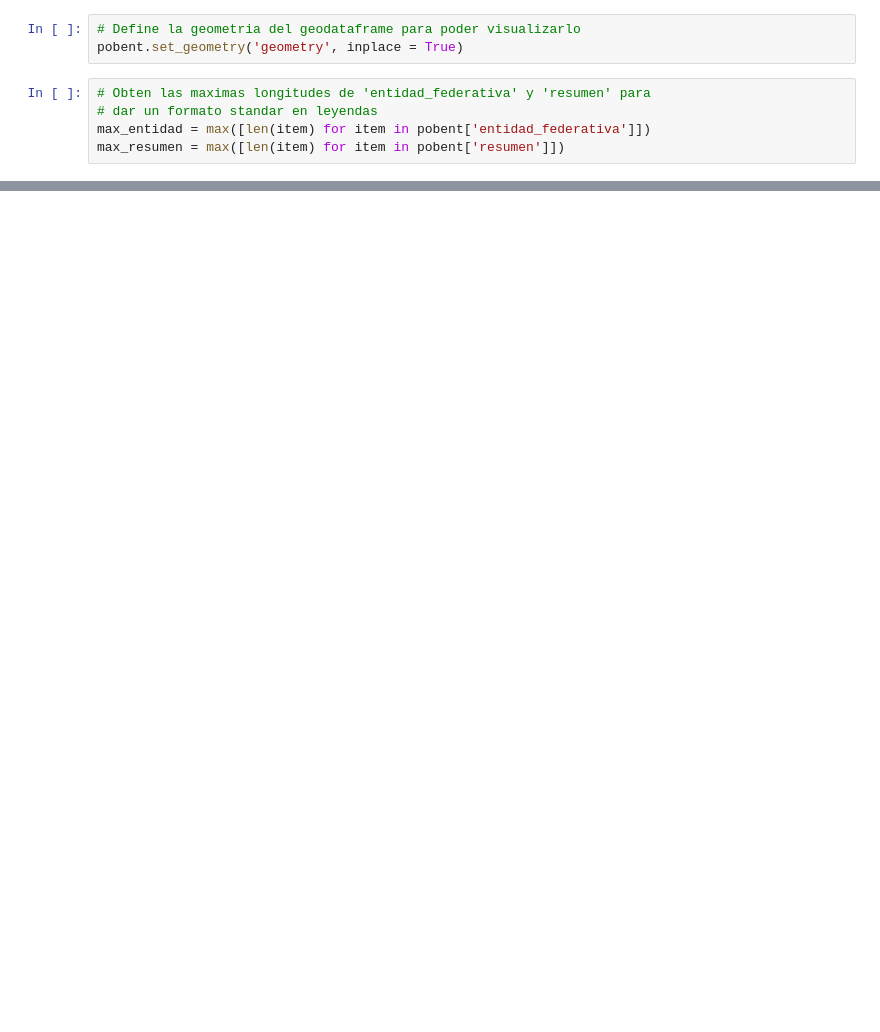
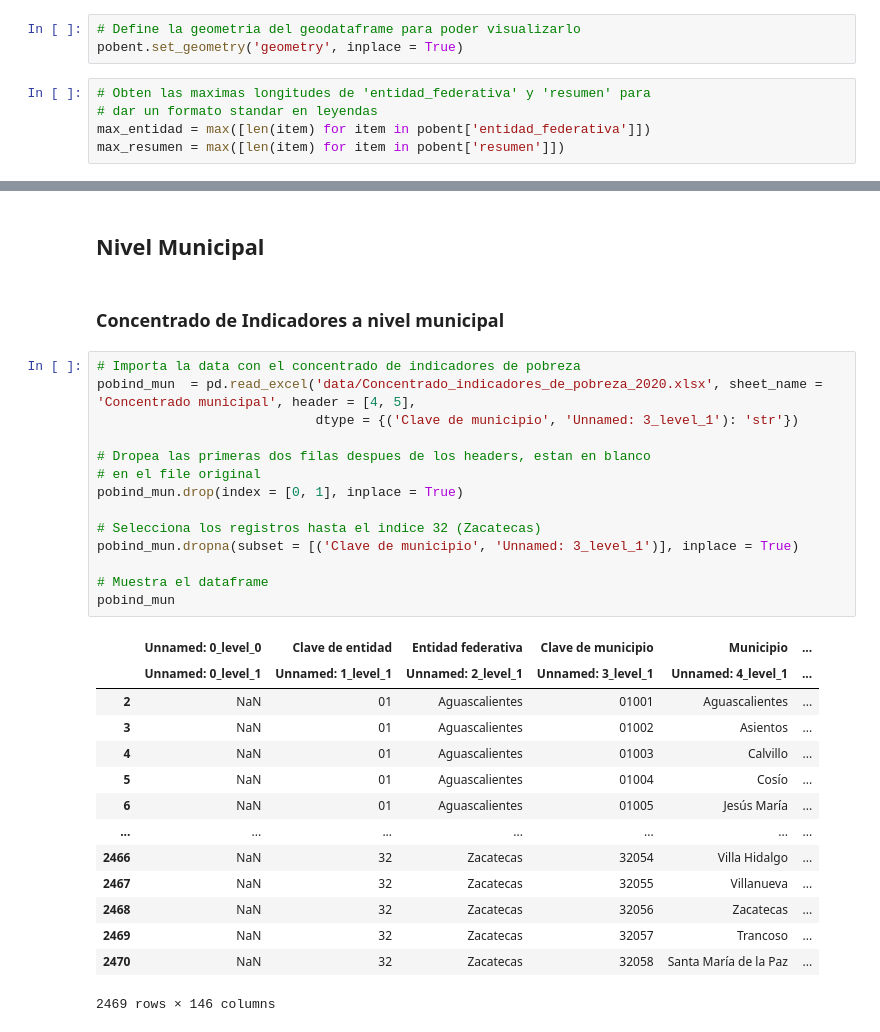
Before and after one commit to system-rowb/Data-Portfolio, a Jupyter notebook: Visualization/GEO_Pobreza_Mexico/GEO_pobreza_mexico.ipynb, the cells around one changed output, grey strips where cells are left out. Saved outputs shown, nothing was run; the diff lists cells and outputs as text; blank space fills up the shorter version.

```diff
--- a/Visualization/GEO_Pobreza_Mexico/GEO_pobreza_mexico.ipynb
+++ b/Visualization/GEO_Pobreza_Mexico/GEO_pobreza_mexico.ipynb
@@ -268,0 +271,33 @@ plt.axis('off')
+# %% [markdown]
+## **Nivel Municipal**
+# %% [markdown]
+### **Concentrado de Indicadores a nivel municipal**
+# %%
+# Importa la data con el concentrado de indicadores de pobreza
+pobind_mun  = pd.read_excel('data/Concentrado_indicadores_de_pobreza_2020.xlsx', sheet_name = 'Concentrado municipal', header = [4, 5],
+                            dtype = {('Clave de municipio', 'Unnamed: 3_level_1'): 'str'})
+
+# Dropea las primeras dos filas despues de los headers, estan en blanco
+# en el file original
+pobind_mun.drop(index = [0, 1], inplace = True)
+
+# Selecciona los registros hasta el indice 32 (Zacatecas)
+pobind_mun.dropna(subset = [('Clave de municipio', 'Unnamed: 3_level_1')], inplace = True)
+
+# Muestra el dataframe
+pobind_mun
+# %% [output]
+|  | Unnamed: 0_level_0 | Clave de entidad | Entidad federativa | Clave de municipio | Municipio | ... |
+|  | Unnamed: 0_level_1 | Unnamed: 1_level_1 | Unnamed: 2_level_1 | Unnamed: 3_level_1 | Unnamed: 4_level_1 | ... |
+| 2 | NaN | 01 | Aguascalientes | 01001 | Aguascalientes | ... |
+| 3 | NaN | 01 | Aguascalientes | 01002 | Asientos | ... |
+| 4 | NaN | 01 | Aguascalientes | 01003 | Calvillo | ... |
+| 5 | NaN | 01 | Aguascalientes | 01004 | Cosío | ... |
+| 6 | NaN | 01 | Aguascalientes | 01005 | Jesús María | ... |
+| ... | ... | ... | ... | ... | ... | ... |
+| 2466 | NaN | 32 | Zacatecas | 32054 | Villa Hidalgo | ... |
+| 2467 | NaN | 32 | Zacatecas | 32055 | Villanueva | ... |
+| 2468 | NaN | 32 | Zacatecas | 32056 | Zacatecas | ... |
+| 2469 | NaN | 32 | Zacatecas | 32057 | Trancoso | ... |
+| 2470 | NaN | 32 | Zacatecas | 32058 | Santa María de la Paz | ... |
+2469 rows × 146 columns
```
Also changed, not shown: parts of 29 cells of this notebook.
